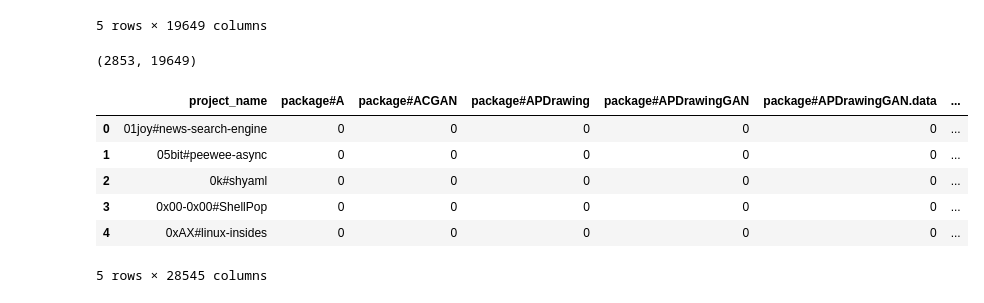
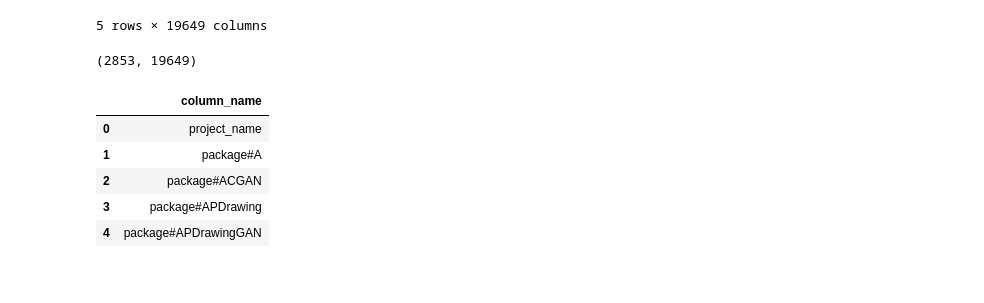
Before and after one commit to zuevmaxim/itmo-ibd, a Jupyter notebook: classification/prepare_count_dataset.ipynb, the cells around one changed output. Drawn from its saved outputs; the diff is of its cells as text; code cells hidden in the pictures.

Commit message:
Add columns dataset for building pipline

```diff
--- a/classification/prepare_count_dataset.ipynb
+++ b/classification/prepare_count_dataset.ipynb
@@ -446,6 +446,3 @@ pivot_tags_dataframe.shape[1] + pivot_package_dataframe.shape[1] + pivot_ext_cou
 28544
 # %%
 final_dataset.reset_index(inplace=True)
-# %%
-final_dataset = final_dataset.join(pivot_topics_dataframe, on="project_name", how="inner")
-final_dataset.head()
@@ -727,16 +726,15 @@ final_dataset.shape
 (2853, 19649)
 # %%
 final_dataset.to_csv("../data/classification/count_dataset_for_multilabel.csv", index=False)
-# %%
-final_dataset.reset_index(inplace=True)
+# %%
+final_columns = final_dataset.columns.to_frame(index=False, name="column_name")
 # %%
-final_dataset.head()
+final_columns.head()
 # %% [output]
-|  | project_name | package#A | package#ACGAN | package#APDrawing | package#APDrawingGAN | package#APDrawingGAN.data | ... |
-| 0 | 01joy#news-search-engine | 0 | 0 | 0 | 0 | 0 | ... |
-| 1 | 05bit#peewee-async | 0 | 0 | 0 | 0 | 0 | ... |
-| 2 | 0k#shyaml | 0 | 0 | 0 | 0 | 0 | ... |
-| 3 | 0x00-0x00#ShellPop | 0 | 0 | 0 | 0 | 0 | ... |
-| 4 | 0xAX#linux-insides | 0 | 0 | 0 | 0 | 0 | ... |
+|  | column_name |
+| 0 | project_name |
+| 1 | package#A |
+| 2 | package#ACGAN |
+| 3 | package#APDrawing |
+| 4 | package#APDrawingGAN |
-5 rows × 28545 columns
 # %%
```
Also changed, not shown: parts of 4 cells of this notebook, 1 other file.
